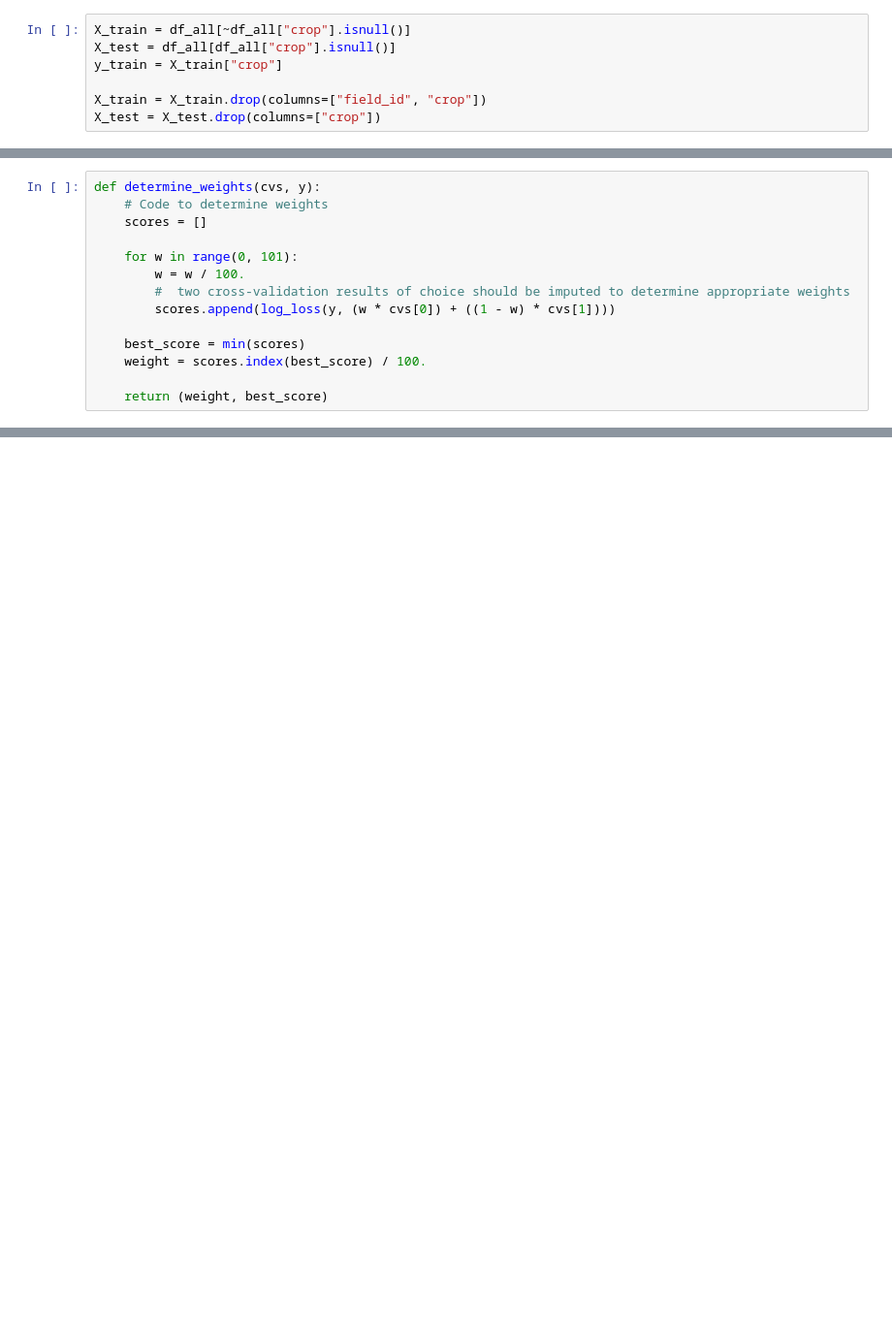
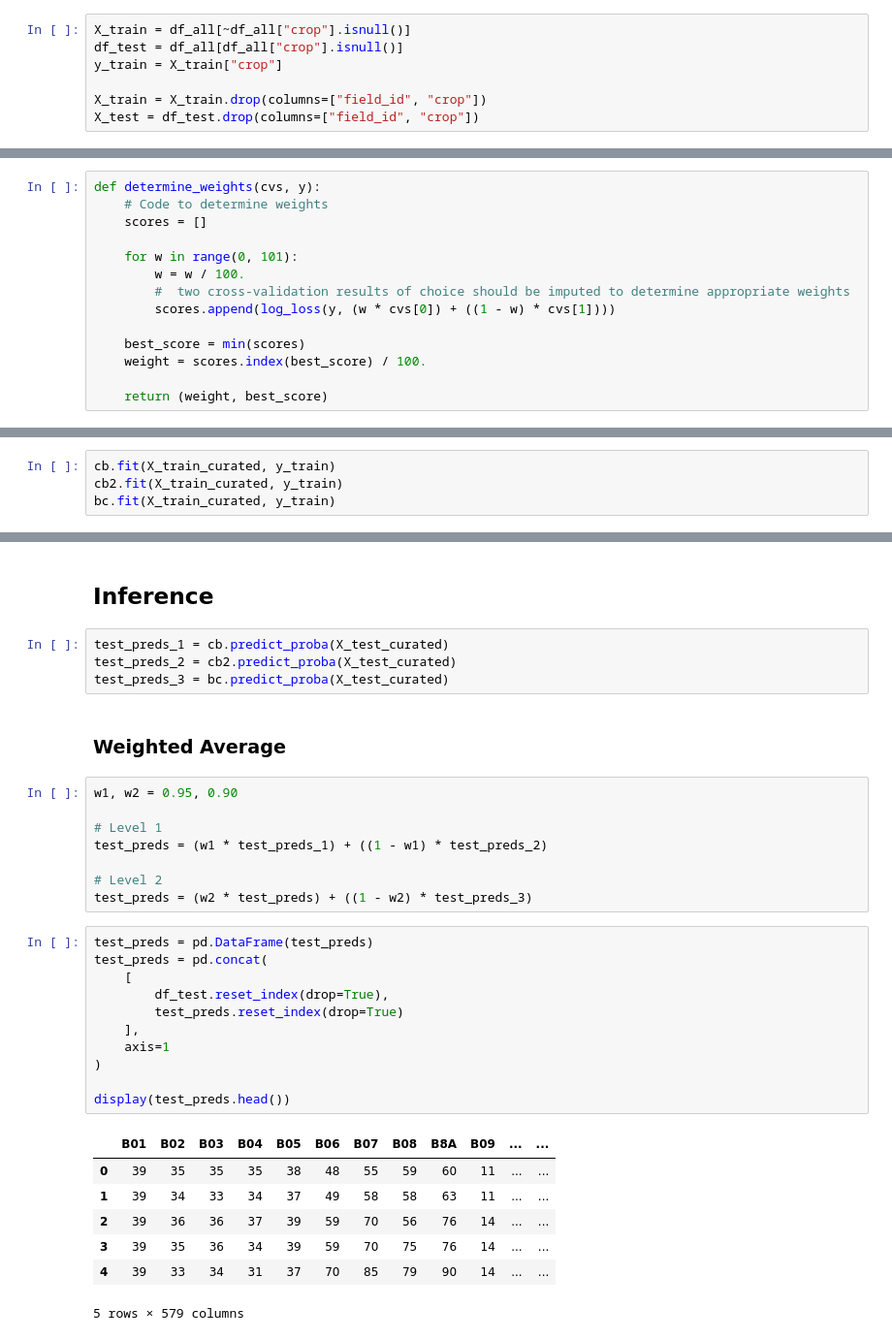
Before and after one commit to ArnolFokam/agrifieldnet-india-challenge, a Jupyter notebook: notebooks/baseline.ipynb, the cells around one changed output, grey strips where cells are left out. Shown at 97% size. Drawn from its saved outputs; the diff is of its cells as text; blank space fills up the shorter version.

```diff
--- a/notebooks/baseline.ipynb
+++ b/notebooks/baseline.ipynb
@@ -169,11 +169,11 @@ df_all.head()
 5 rows × 283 columns
 # %%
 X_train = df_all[~df_all["crop"].isnull()]
-X_test = df_all[df_all["crop"].isnull()]
+df_test = df_all[df_all["crop"].isnull()]
 y_train = X_train["crop"]
 
 X_train = X_train.drop(columns=["field_id", "crop"])
-X_test = X_test.drop(columns=["crop"])
+X_test = df_test.drop(columns=["field_id", "crop"])
 # %%
 X_train.shape, y_train.shape, X_test.shape
 # %% [output]
@@ -337,0 +514,4 @@ determine_weights([cv2, cv3], y_train)
+# %%
+cb.fit(X_train_curated, y_train)
+cb2.fit(X_train_curated, y_train)
+bc.fit(X_train_curated, y_train)
@@ -337,0 +538,35 @@ determine_weights([cv2, cv3], y_train)
+# %% [markdown]
+## Inference
+# %%
+test_preds_1 = cb.predict_proba(X_test_curated)
+test_preds_2 = cb2.predict_proba(X_test_curated)
+test_preds_3 = bc.predict_proba(X_test_curated)
+# %% [markdown]
+### Weighted Average
+# %%
+w1, w2 = 0.95, 0.90
+
+# Level 1
+test_preds = (w1 * test_preds_1) + ((1 - w1) * test_preds_2)
+
+# Level 2
+test_preds = (w2 * test_preds) + ((1 - w2) * test_preds_3)
+# %%
+test_preds = pd.DataFrame(test_preds)
+test_preds = pd.concat(
+    [
+        df_test.reset_index(drop=True),
+        test_preds.reset_index(drop=True)
+    ],
+    axis=1
+)
+
+display(test_preds.head())
+# %% [output]
+|  | B01 | B02 | B03 | B04 | B05 | B06 | B07 | B08 | B8A | B09 | ... | ... |
+| 0 | 39 | 35 | 35 | 35 | 38 | 48 | 55 | 59 | 60 | 11 | ... | ... |
+| 1 | 39 | 34 | 33 | 34 | 37 | 49 | 58 | 58 | 63 | 11 | ... | ... |
+| 2 | 39 | 36 | 36 | 37 | 39 | 59 | 70 | 56 | 76 | 14 | ... | ... |
+| 3 | 39 | 35 | 36 | 34 | 39 | 59 | 70 | 75 | 76 | 14 | ... | ... |
+| 4 | 39 | 33 | 34 | 31 | 37 | 70 | 85 | 79 | 90 | 14 | ... | ... |
+5 rows × 579 columns
```
Also changed, not shown: parts of 17 cells of this notebook.
